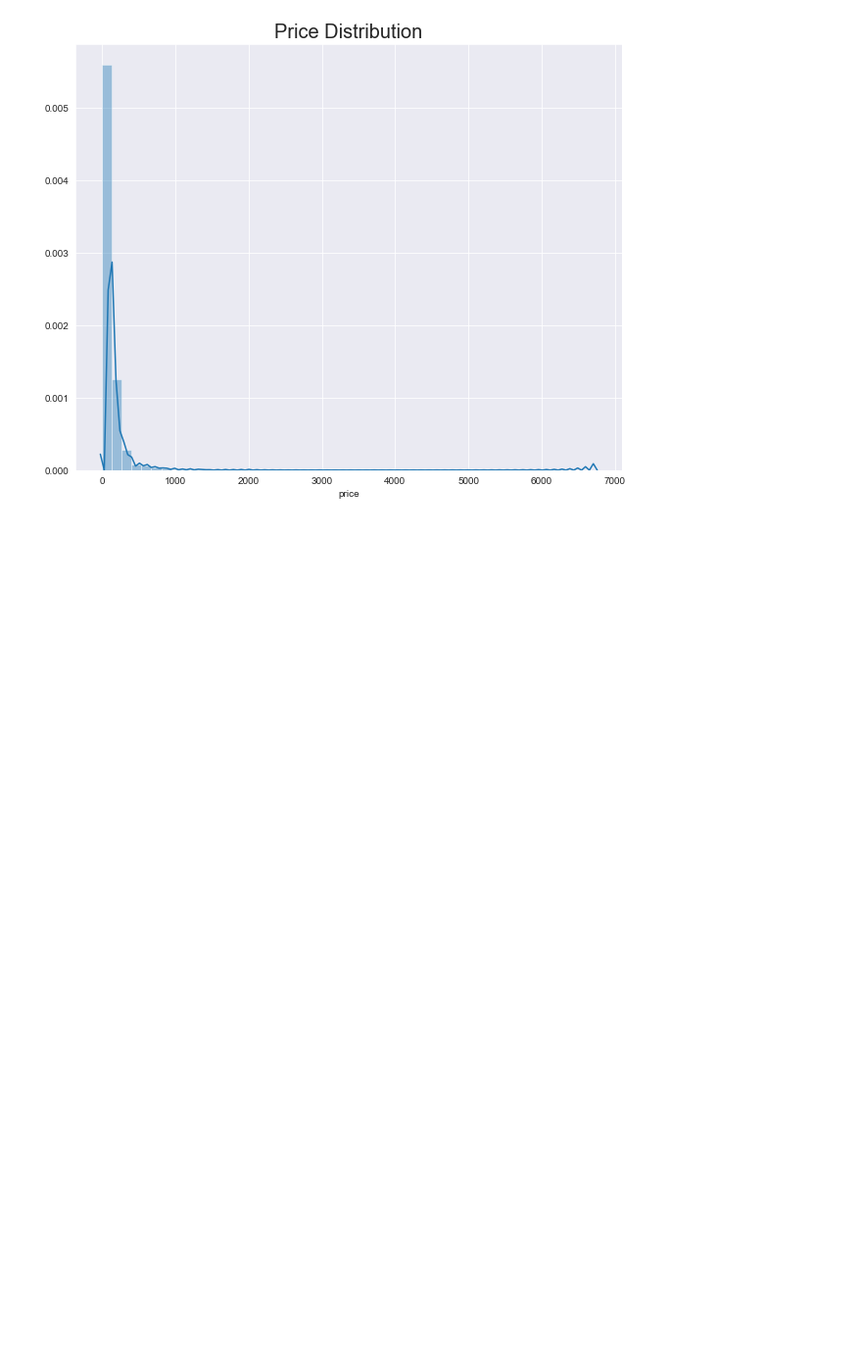
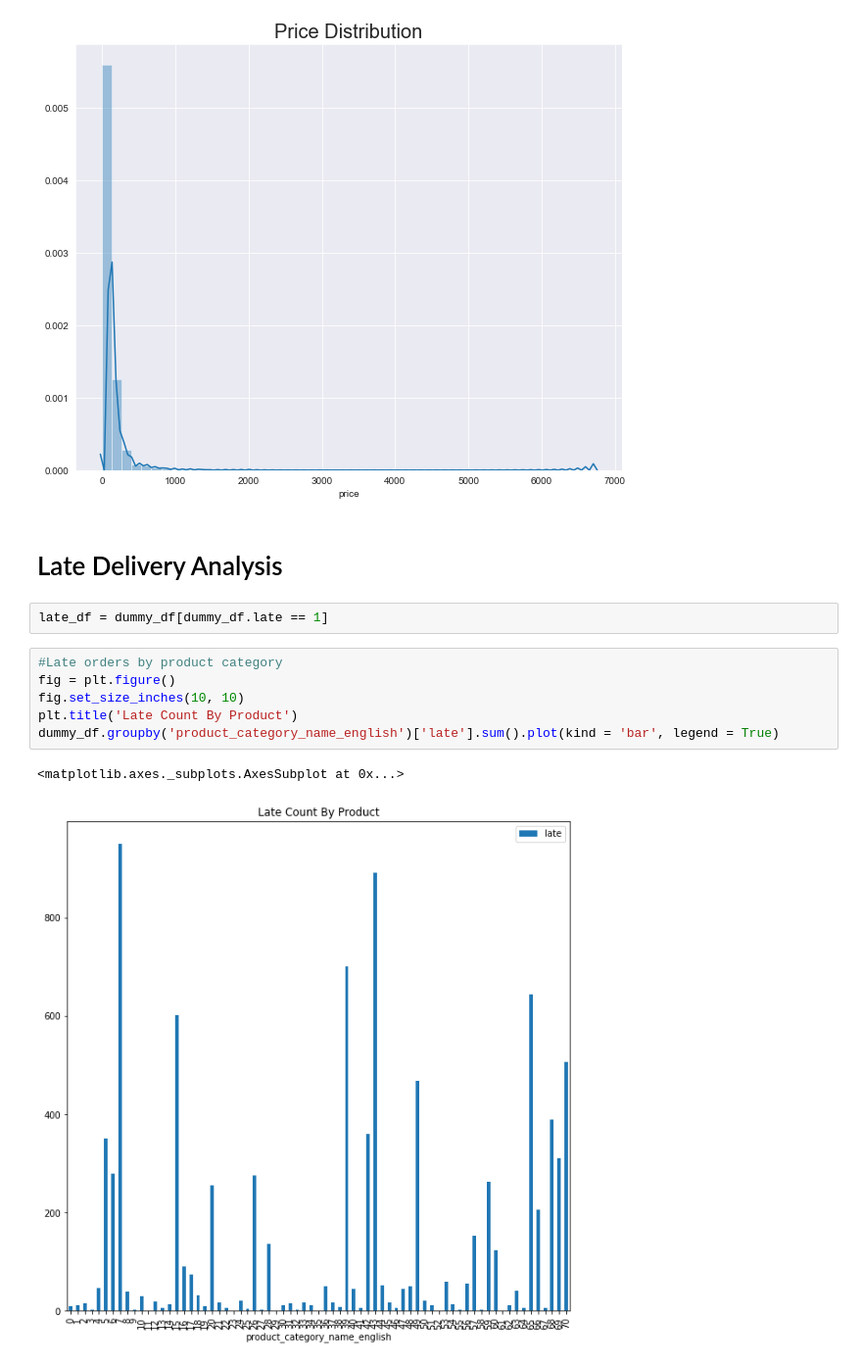
Before and after one commit to PixarJunkie/dsc-672-capstone-project, a Jupyter notebook: notebooks/data-exploration.ipynb, the cells around one changed output. Shown at 98% size. Drawn from its saved outputs; the diff is of its cells as text; blank space fills up the shorter version.

```diff
--- a/notebooks/data-exploration.ipynb
+++ b/notebooks/data-exploration.ipynb
@@ -175,3 +259,16 @@ plt.title('Price Distribution', fontsize = 20)
 # %% [output]
 Text(0.5, 1.0, 'Price Distribution')
 [figure]
+# %% [markdown]
+# Late Delivery Analysis
+# %%
+late_df = dummy_df[dummy_df.late == 1]
+# %%
+#Late orders by product category
+fig = plt.figure()
+fig.set_size_inches(10, 10)
+plt.title('Late Count By Product')
+dummy_df.groupby('product_category_name_english')['late'].sum().plot(kind = 'bar', legend = True)
+# %% [output]
+<matplotlib.axes._subplots.AxesSubplot at 0x...>
+[figure, added]
```
Also changed, not shown: parts of 15 cells of this notebook, 17 other files.
